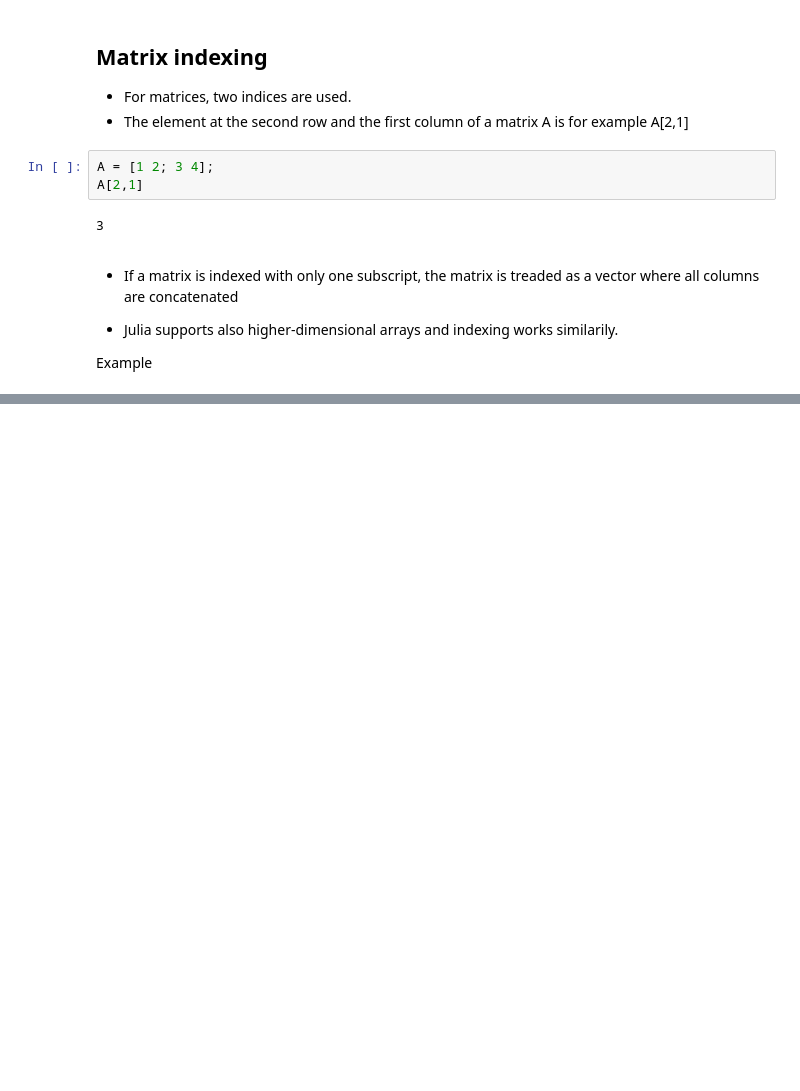
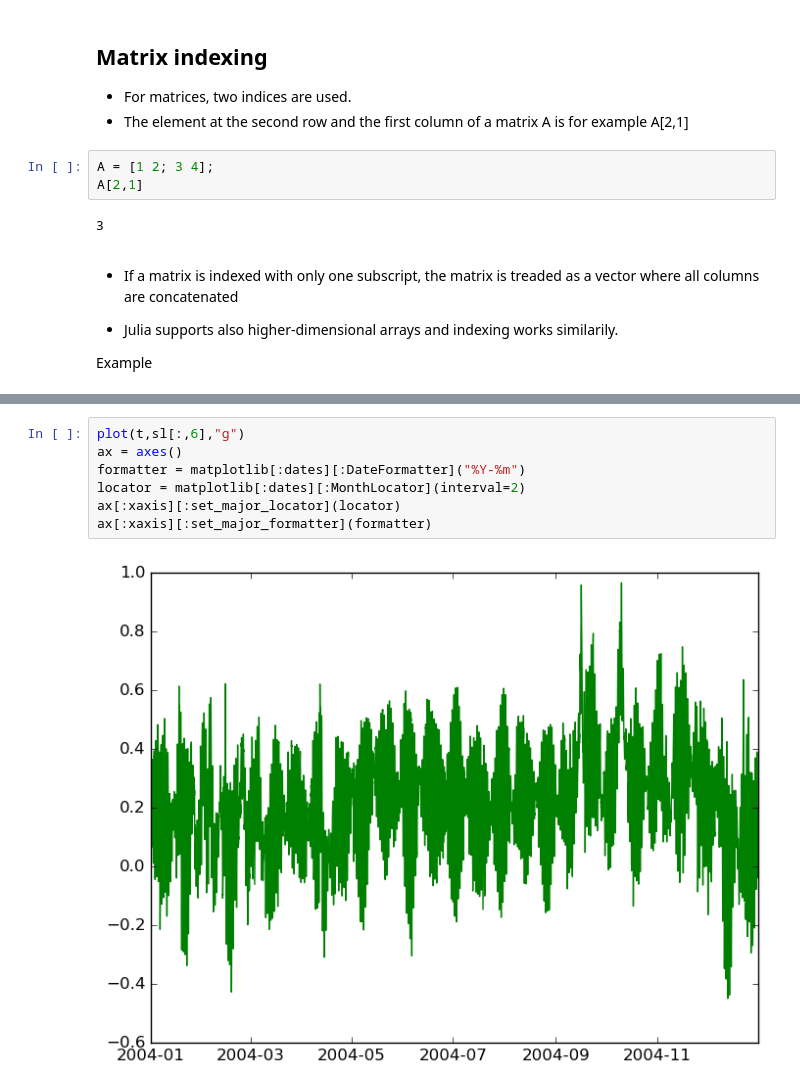
Before and after one commit to Alexander-Barth/JuliaTutorial, a Jupyter notebook: Julia Tutorial of Data Analysis in Oceanography.ipynb, the cells around one changed output, grey strips where cells are left out. Saved outputs shown, nothing was run; the diff lists cells and outputs as text; blank space fills up the shorter version.

```diff
--- a/Julia Tutorial of Data Analysis in Oceanography.ipynb
+++ b/Julia Tutorial of Data Analysis in Oceanography.ipynb
@@ -216,0 +268,9 @@ Example
+# %%
+plot(t,sl[:,6],"g")
+ax = axes()
+formatter = matplotlib[:dates][:DateFormatter]("%Y-%m")
+locator = matplotlib[:dates][:MonthLocator](interval=2)
+ax[:xaxis][:set_major_locator](locator)
+ax[:xaxis][:set_major_formatter](formatter)
+# %% [output]
+[figure, added]
```
Also changed, not shown: parts of 34 cells of this notebook, 2 other files.
